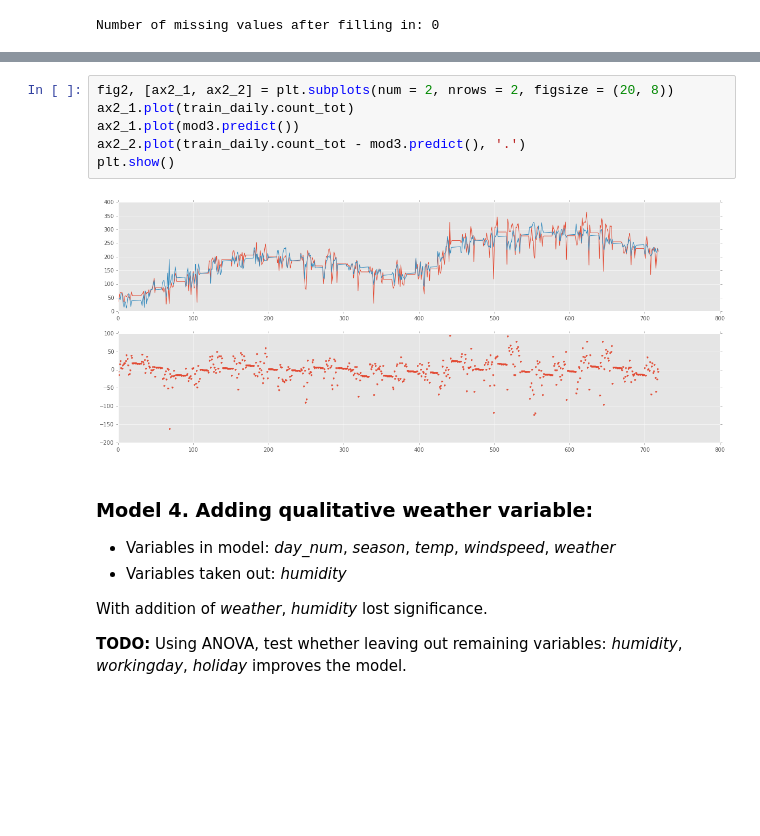
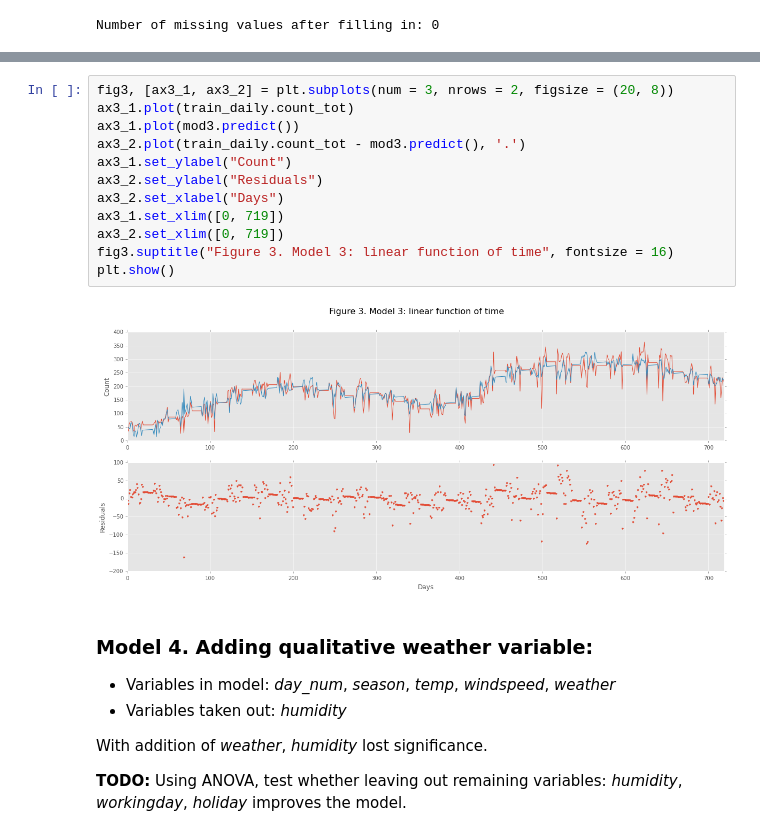
Before and after one commit to pvarsh/applied_data_science, a Jupyter notebook: bikeshare/code/brute_force.ipynb, the cells around one changed output, grey strips where cells are left out. Saved outputs shown, nothing was run; the diff lists cells and outputs as text; blank space fills up the shorter version.

```diff
--- a/bikeshare/code/brute_force.ipynb
+++ b/bikeshare/code/brute_force.ipynb
@@ -205,13 +272,19 @@ Warnings:
 [1] The condition number is large, 4.06e+03. This might indicate that there are
 strong multicollinearity or other numerical problems.
 # %%
-fig2, [ax2_1, ax2_2] = plt.subplots(num = 2, nrows = 2, figsize = (20, 8))
-ax2_1.plot(train_daily.count_tot)
-ax2_1.plot(mod3.predict())
-ax2_2.plot(train_daily.count_tot - mod3.predict(), '.')
+fig3, [ax3_1, ax3_2] = plt.subplots(num = 3, nrows = 2, figsize = (20, 8))
+ax3_1.plot(train_daily.count_tot)
+ax3_1.plot(mod3.predict())
+ax3_2.plot(train_daily.count_tot - mod3.predict(), '.')
+ax3_1.set_ylabel("Count")
+ax3_2.set_ylabel("Residuals")
+ax3_2.set_xlabel("Days")
+ax3_1.set_xlim([0, 719])
+ax3_2.set_xlim([0, 719])
+fig3.suptitle("Figure 3. Model 3: linear function of time", fontsize = 16)
 plt.show()
 # %% [output]
-[figure, old version]
+[figure, new version]
 # %% [markdown]
 ### Model 4. Adding qualitative weather variable:
 * Variables in model: *day_num*, *season*, *temp*, *windspeed*, *weather*
```
Also changed, not shown: parts of 41 cells of this notebook.
